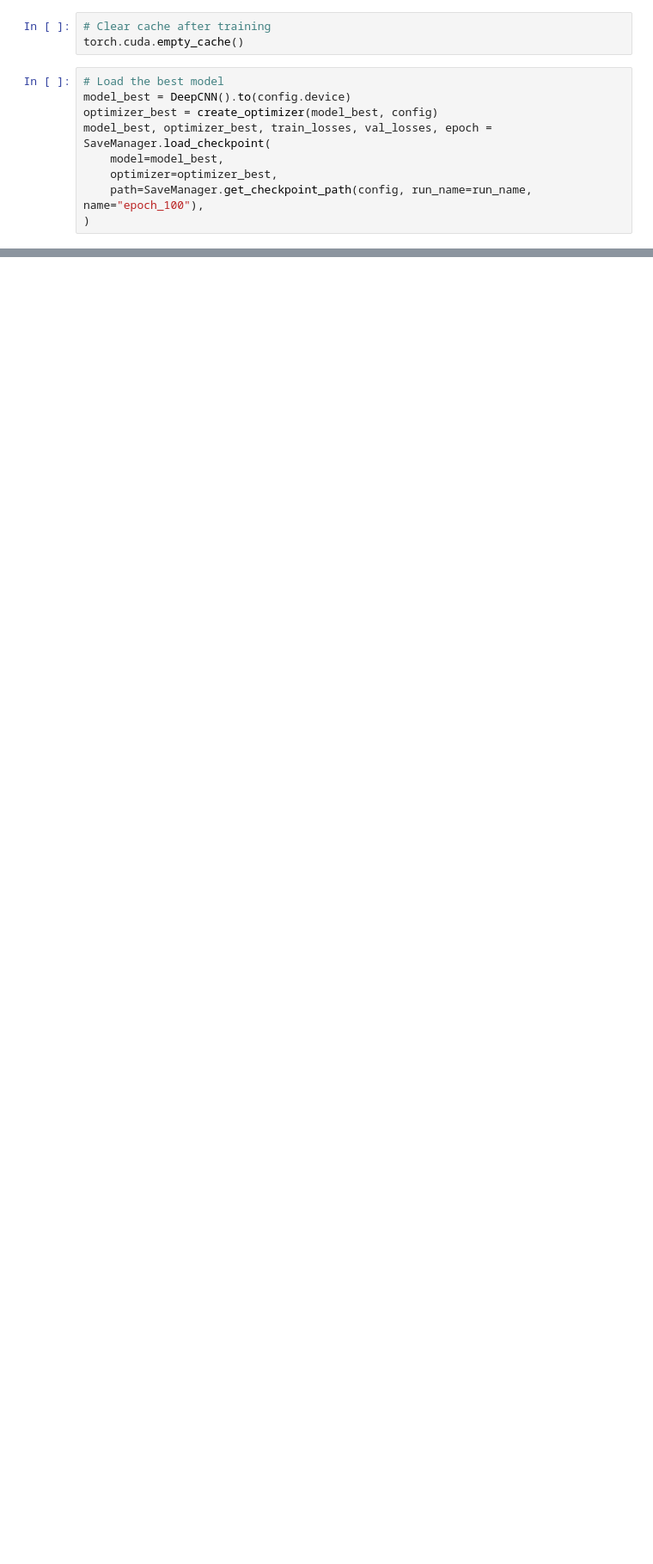
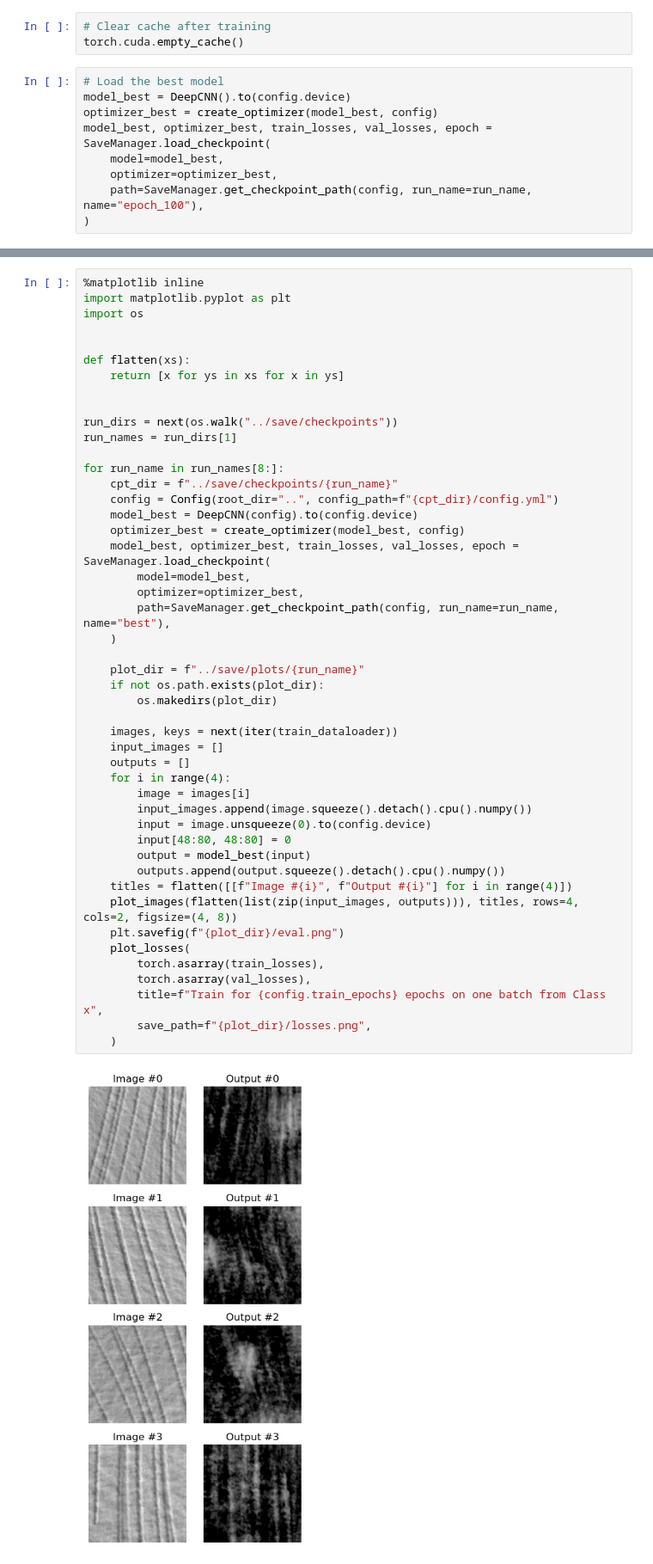
Before and after one commit to popastefan10/DeepAD, a Jupyter notebook: notebooks/trainer.ipynb, the cells around one changed output, grey strips where cells are left out. Shown at 86% size. Drawn from its saved outputs; the diff is of its cells as text; blank space fills up the shorter version.

```diff
--- a/notebooks/trainer.ipynb
+++ b/notebooks/trainer.ipynb
@@ -94,0 +123,49 @@ plot_images(flatten(list(zip(input_images, outputs))), titles, rows=4, cols=2, f
+# %%
+%matplotlib inline
+import matplotlib.pyplot as plt
+import os
+
+
+def flatten(xs):
+    return [x for ys in xs for x in ys]
+
+
+run_dirs = next(os.walk("../save/checkpoints"))
+run_names = run_dirs[1]
+
+for run_name in run_names[8:]:
+    cpt_dir = f"../save/checkpoints/{run_name}"
+    config = Config(root_dir="..", config_path=f"{cpt_dir}/config.yml")
+    model_best = DeepCNN(config).to(config.device)
+    optimizer_best = create_optimizer(model_best, config)
+    model_best, optimizer_best, train_losses, val_losses, epoch = SaveManager.load_checkpoint(
+        model=model_best,
+        optimizer=optimizer_best,
+        path=SaveManager.get_checkpoint_path(config, run_name=run_name, name="best"),
+    )
+
+    plot_dir = f"../save/plots/{run_name}"
+    if not os.path.exists(plot_dir):
+        os.makedirs(plot_dir)
+
+    images, keys = next(iter(train_dataloader))
+    input_images = []
+    outputs = []
+    for i in range(4):
+        image = images[i]
+        input_images.append(image.squeeze().detach().cpu().numpy())
+        input = image.unsqueeze(0).to(config.device)
+        input[48:80, 48:80] = 0
+        output = model_best(input)
+        outputs.append(output.squeeze().detach().cpu().numpy())
+    titles = flatten([[f"Image #{i}", f"Output #{i}"] for i in range(4)])
+    plot_images(flatten(list(zip(input_images, outputs))), titles, rows=4, cols=2, figsize=(4, 8))
+    plt.savefig(f"{plot_dir}/eval.png")
+    plot_losses(
+        torch.asarray(train_losses),
+        torch.asarray(val_losses),
+        title=f"Train for {config.train_epochs} epochs on one batch from Class x",
+        save_path=f"{plot_dir}/losses.png",
+    )
+# %% [output]
+[figure, added]
```
Also changed, not shown: parts of 8 cells of this notebook, 9 other files.
